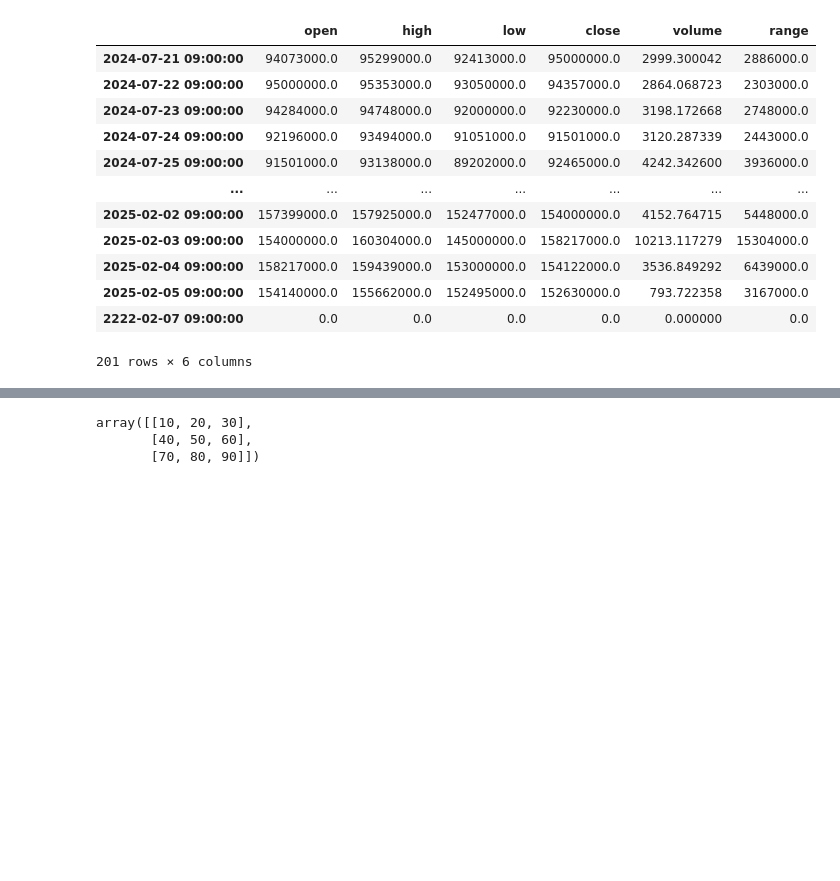
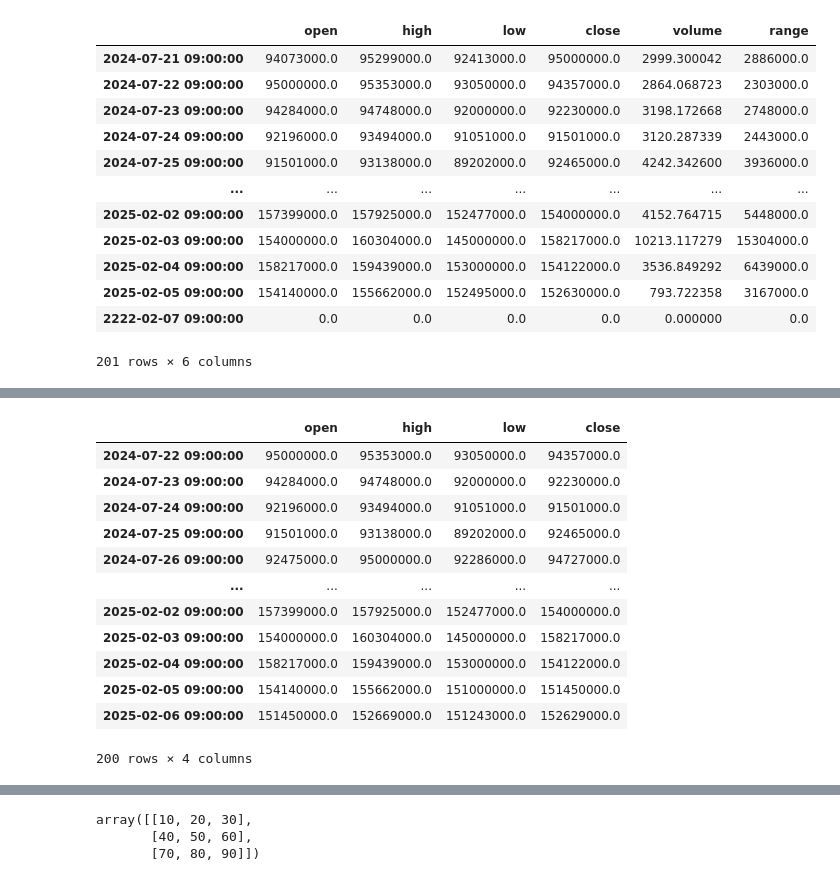
Before and after one commit to dasom222g/learn-pandas, a Jupyter notebook: 02_Pandas_실습_코드.ipynb, the cells around one changed output, grey strips where cells are left out. Cells and saved outputs as stored; diff of their text form; code cells hidden in the pictures; blank space fills up the shorter version.

```diff
--- a/02_Pandas_실습_코드.ipynb
+++ b/02_Pandas_실습_코드.ipynb
@@ -465,0 +464,8 @@ removed_df
+# %%
+# 업비트 데이터 생성
+import pyupbit
+
+df = pyupbit.get_ohlcv("KRW-BTC") # 최근 200일 일봉데이터
+df
+
+df.head(n=2)
@@ -465,0 +476,3 @@ removed_df
+# %%
+df['open + 100'] = df['open'] + 100
+df.head()
@@ -465,0 +486,18 @@ removed_df
+# %%
+df.drop(['open + 100', 'volume', 'value'], axis=1, inplace=True)
+
+df
+# %% [output]
+|  | open | high | low | close |
+| 2024-07-22 09:00:00 | 95000000.0 | 95353000.0 | 93050000.0 | 94357000.0 |
+| 2024-07-23 09:00:00 | 94284000.0 | 94748000.0 | 92000000.0 | 92230000.0 |
+| 2024-07-24 09:00:00 | 92196000.0 | 93494000.0 | 91051000.0 | 91501000.0 |
+| 2024-07-25 09:00:00 | 91501000.0 | 93138000.0 | 89202000.0 | 92465000.0 |
+| 2024-07-26 09:00:00 | 92475000.0 | 95000000.0 | 92286000.0 | 94727000.0 |
+| ... | ... | ... | ... | ... |
+| 2025-02-02 09:00:00 | 157399000.0 | 157925000.0 | 152477000.0 | 154000000.0 |
+| 2025-02-03 09:00:00 | 154000000.0 | 160304000.0 | 145000000.0 | 158217000.0 |
+| 2025-02-04 09:00:00 | 158217000.0 | 159439000.0 | 153000000.0 | 154122000.0 |
+| 2025-02-05 09:00:00 | 154140000.0 | 155662000.0 | 151000000.0 | 151450000.0 |
+| 2025-02-06 09:00:00 | 151450000.0 | 152669000.0 | 151243000.0 | 152629000.0 |
+200 rows × 4 columns
```
Also changed, not shown: parts of 9 cells of this notebook.
